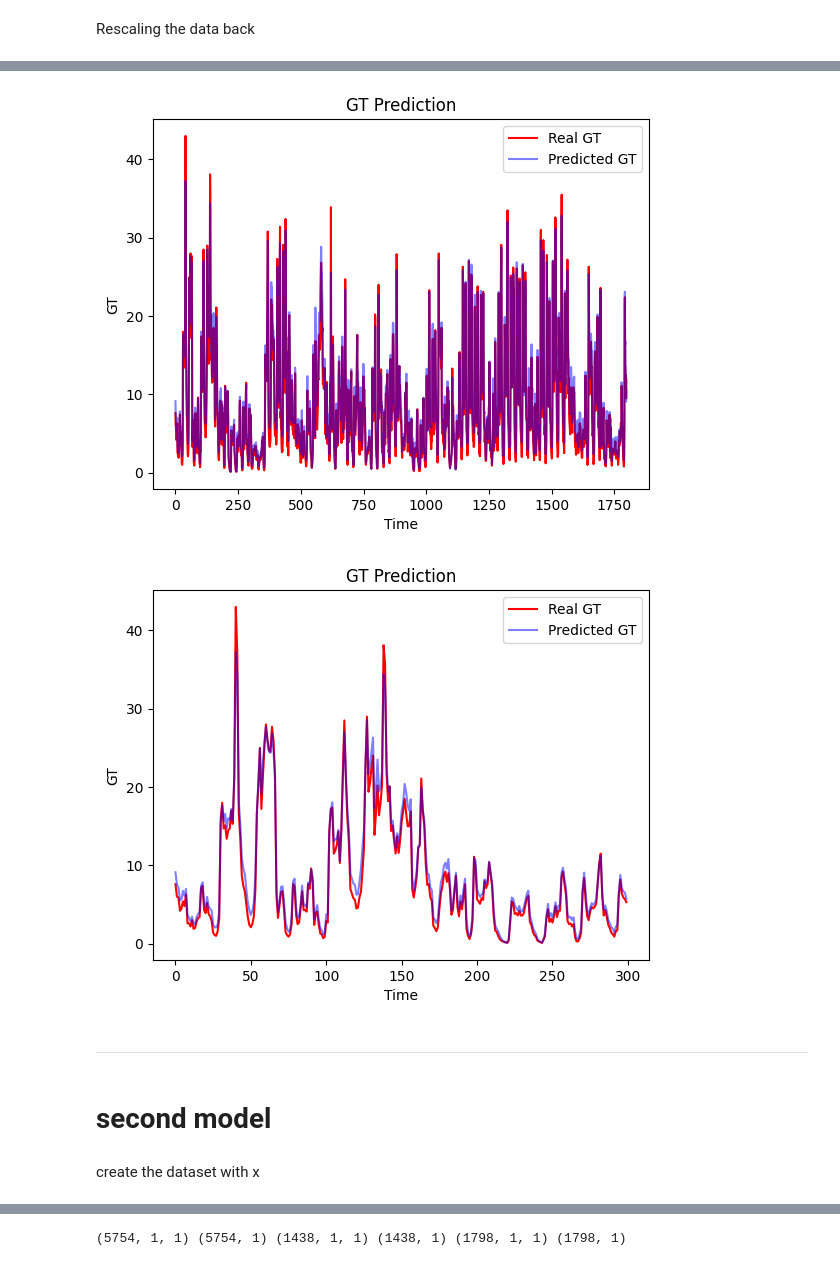
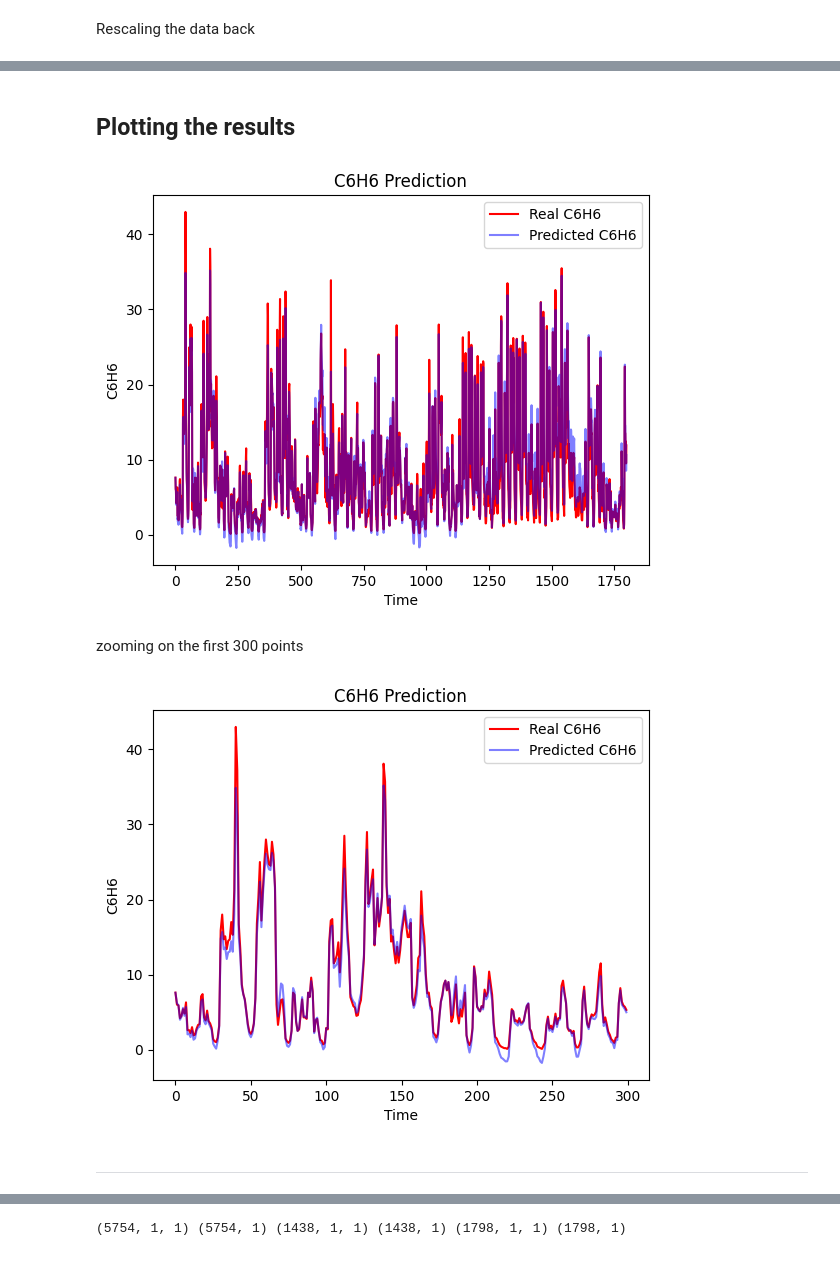
Before and after one commit to lavo2/ISPR-Midterms, a Jupyter notebook: 3/midterm3.ipynb, the cells around one changed output, grey strips where cells are left out. Cells and saved outputs as stored; diff of their text form; code cells hidden in the pictures.

```diff
--- a/3/midterm3.ipynb
+++ b/3/midterm3.ipynb
@@ -108,7 +108,7 @@ print(train_X.shape, train_y.shape, validation_X.shape, validation_y.shape, test
 model =  Sequential()
 
 model.add(Input(shape=(train_X.shape[1], train_X.shape[2])))
-model.add(LSTM(3))
+model.add(LSTM(16))
 model.add(Dropout(0.2))
 model.add(Dense(1))
 
@@ -135,7 +135,7 @@ None
 
 It is important to notice that here the parameter 'shuffle' was set to False since we are working with a time-series.
 # %%
-history = model.fit(train_X, train_y, validation_data=[validation_X, validation_y], epochs=20, batch_size=50, verbose=False, shuffle=False)
+history = model.fit(train_X, train_y, validation_data=[validation_X, validation_y], epochs=15, batch_size=64, verbose=False, shuffle=False)
 # %%
 # print the loss
 plt.plot(history.history['loss'])
@@ -161,30 +161,28 @@ print('Test RMSE: %.3f' % rmse)
+# %% [markdown]
+## Plotting the results
 # %%
 # plot the data
-plt.plot(test_y, color = 'red', label = 'Real GT')
-plt.plot(predict, color = 'blue', label = 'Predicted GT', alpha=0.5)
-plt.title('GT Prediction')
+plt.plot(test_y, color = 'red', label = 'Real C6H6')
+plt.plot(predict, color = 'blue', label = 'Predicted C6H6', alpha=0.5)
+plt.title('C6H6 Prediction')
 
 plt.xlabel('Time')
-plt.ylabel('GT')
+plt.ylabel('C6H6')
 plt.legend()
 plt.show()
 # %% [output]
-[figure, old version]
+[figure, new version]
+# %% [markdown]
+zooming on the first 300 points
 # %%
-# plot the prediction more readable
-plt.plot(test_y[0:300], color = 'red', label = 'Real GT')
-plt.plot(predict[0:300], color = 'blue', label = 'Predicted GT', alpha=0.5)
-plt.title('GT Prediction')
-
+plt.plot(test_y[0:300], color = 'red', label = 'Real C6H6')
+plt.plot(predict[0:300], color = 'blue', label = 'Predicted C6H6', alpha=0.5)
+plt.title('C6H6 Prediction')
 plt.xlabel('Time')
-plt.ylabel('GT')
+plt.ylabel('C6H6')
 plt.legend()
 plt.show()
 # %% [output]
-[figure, old version]
+[figure, new version]
 # %% [markdown]
 ---
-# %% [markdown]
-# second model
-# %% [markdown]
-create the dataset with x
```
Also changed, not shown: parts of 27 cells of this notebook.
